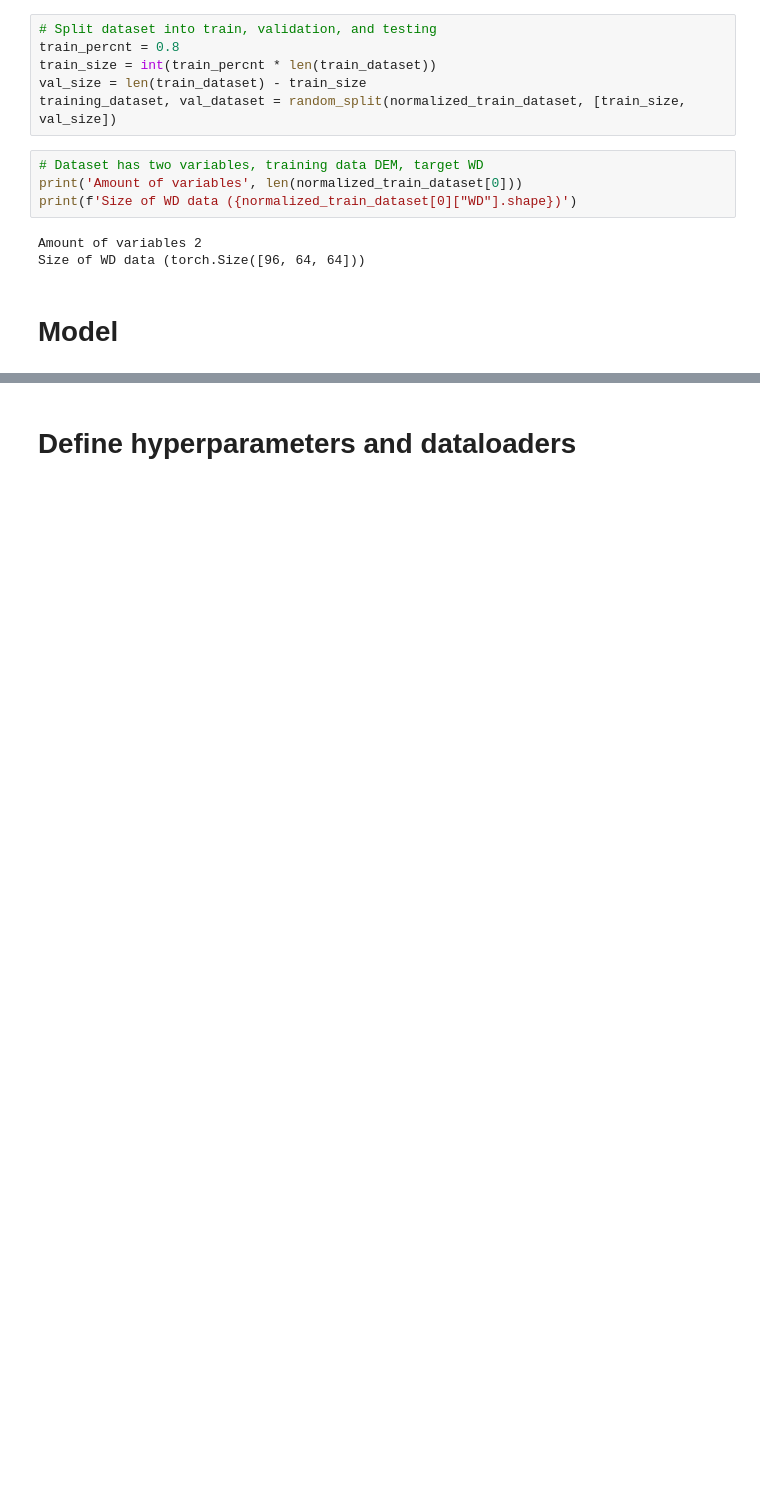
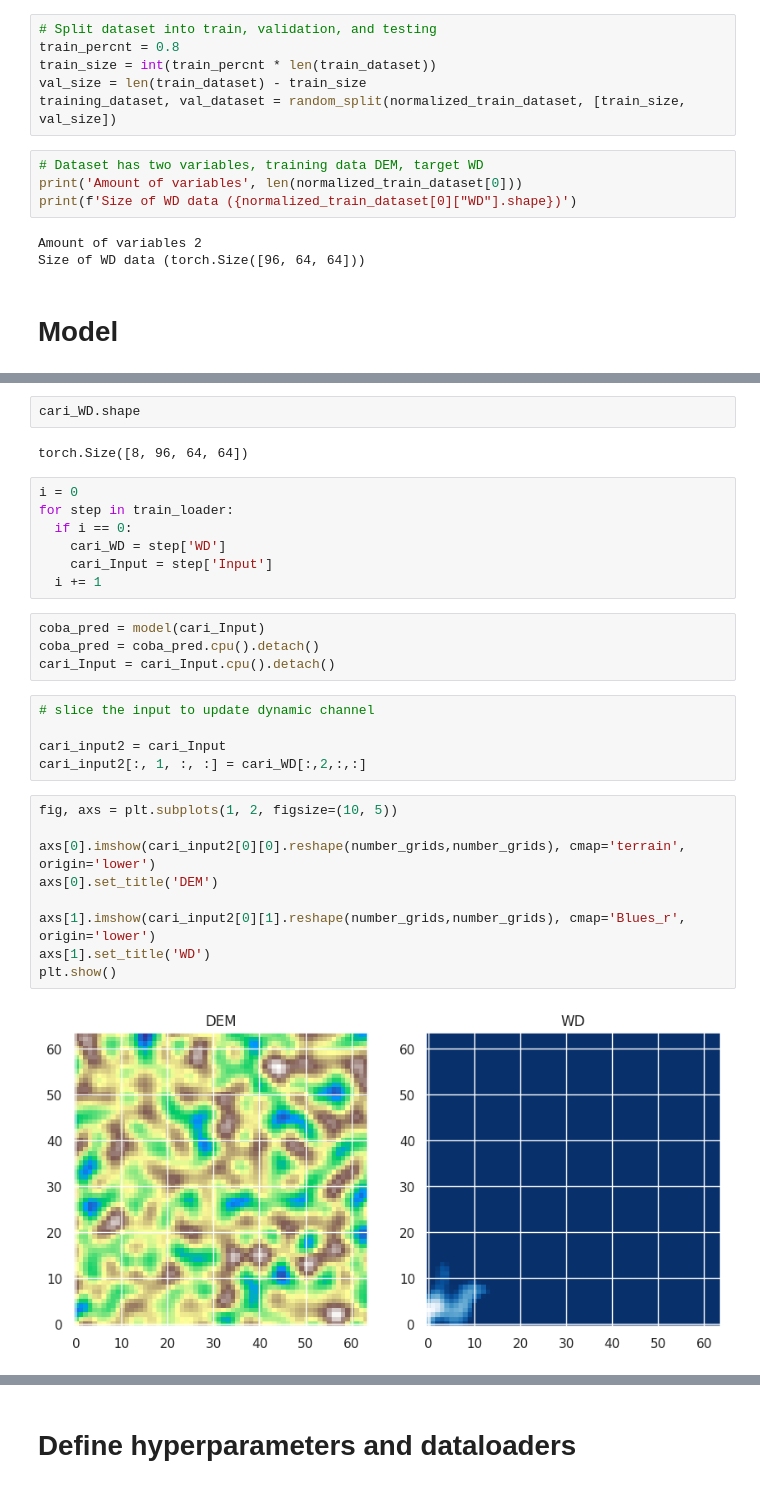
Before and after one commit to SjoCno/Flood-5, a Jupyter notebook: notebooks/Autoregressive.ipynb, the cells around one changed output, grey strips where cells are left out. Drawn from its saved outputs; the diff is of its cells as text; blank space fills up the shorter version.

```diff
--- a/notebooks/Autoregressive.ipynb
+++ b/notebooks/Autoregressive.ipynb
@@ -251 +282,32 @@ model = CNN(node_features=node_features, n_downsamples=4, initial_hid_dim=32,
             batch_norm=True, bias=True)
+# %%
+cari_WD.shape
+# %% [output]
+torch.Size([8, 96, 64, 64])
+# %%
+i = 0
+for step in train_loader:
+  if i == 0:
+    cari_WD = step['WD']
+    cari_Input = step['Input']
+  i += 1
+# %%
+coba_pred = model(cari_Input)
+coba_pred = coba_pred.cpu().detach()
+cari_Input = cari_Input.cpu().detach()
+# %%
+# slice the input to update dynamic channel
+
+cari_input2 = cari_Input
+cari_input2[:, 1, :, :] = cari_WD[:,2,:,:]
+# %%
+fig, axs = plt.subplots(1, 2, figsize=(10, 5))
+
+axs[0].imshow(cari_input2[0][0].reshape(number_grids,number_grids), cmap='terrain', origin='lower')
+axs[0].set_title('DEM')
+
+axs[1].imshow(cari_input2[0][1].reshape(number_grids,number_grids), cmap='Blues_r', origin='lower')
+axs[1].set_title('WD')
+plt.show()
+# %% [output]
+[figure, added]
```
Also changed, not shown: parts of 19 cells of this notebook, 1 other file.
